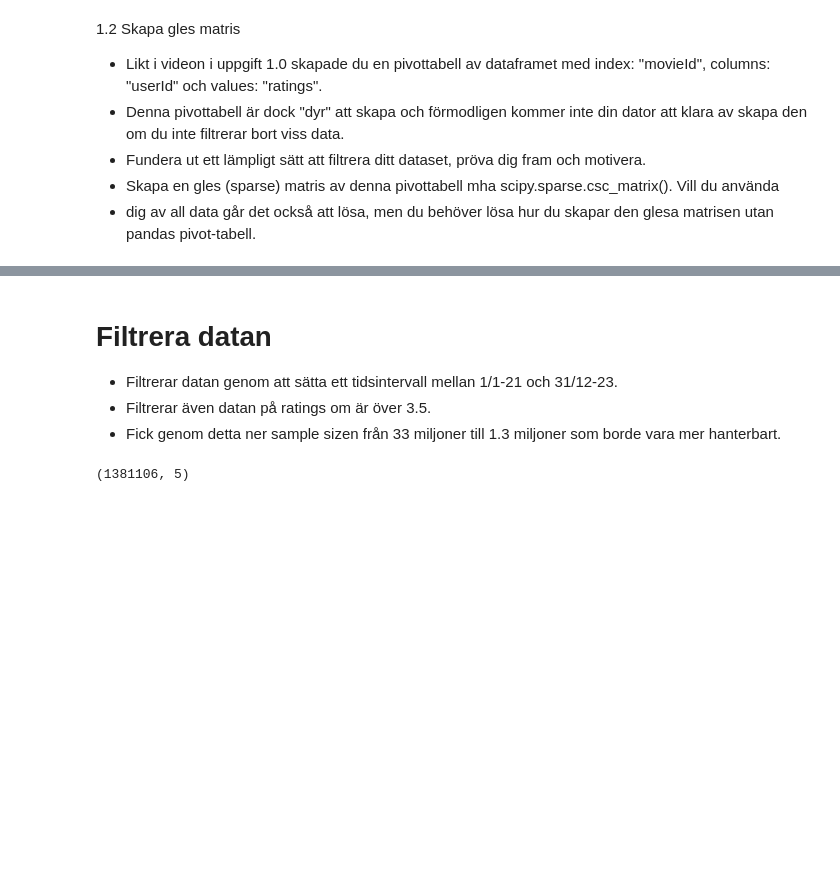
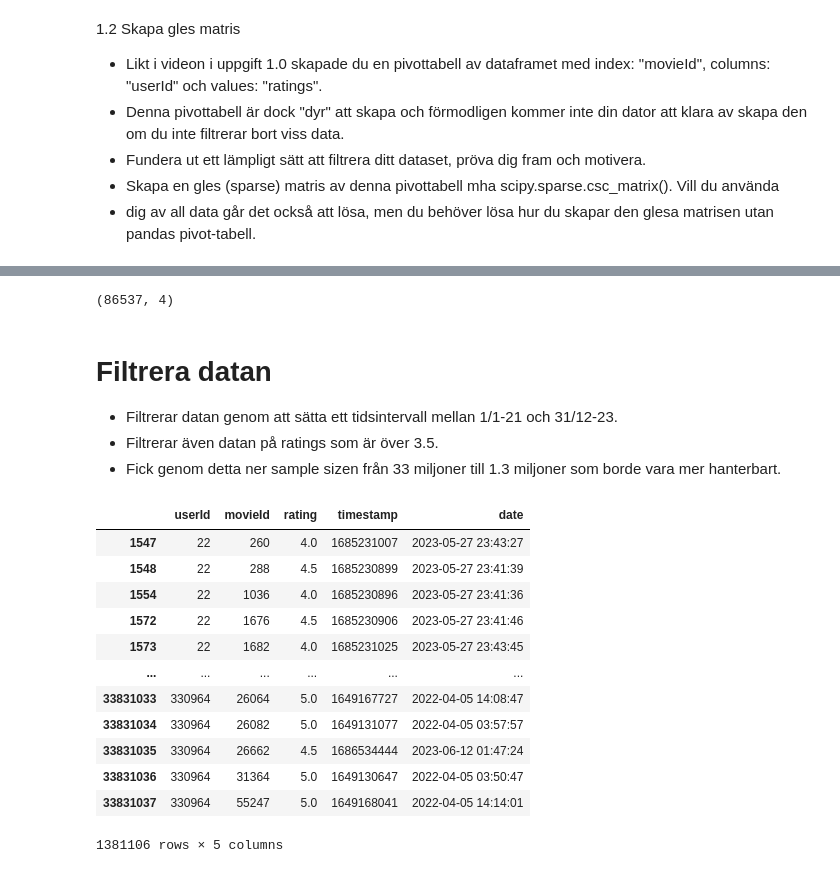
Before and after one commit to Utjiman/AI-Richard-Boden-OPA23, a Jupyter notebook: labs/Labb_1.ipynb, the cells around one changed output, grey strips where cells are left out. Drawn from its saved outputs; the diff is of its cells as text; code cells hidden in the pictures; blank space fills up the shorter version.

```diff
--- a/labs/Labb_1.ipynb
+++ b/labs/Labb_1.ipynb
@@ -330,19 +330,35 @@ df_rating.shape
+# %%
+df_movies.shape
+# %% [output]
+(86537, 4)
 # %% [markdown]
 # Filtrera datan
 
 - Filtrerar datan genom att sätta ett tidsintervall mellan 1/1-21 och 31/12-23.
-- Filtrerar även datan på ratings om är över 3.5.
+- Filtrerar även datan på ratings som är över 3.5.
 - Fick genom detta ner sample sizen från 33 miljoner till 1.3 miljoner som borde vara mer hanterbart.
 # %%
 df_rating['date'] = pd.to_datetime(df_rating['timestamp'], unit='s')
 
 start_date = pd.Timestamp(year=2021, month=1, day=1)
 end_date = pd.Timestamp(year=2023, month=12, day=31)
 
 df_time_filtered = df_rating[(df_rating['date'] >= start_date) & (df_rating['date'] <= end_date)]
 
-df_filtered = df_time_filtered[df_time_filtered['rating'] > 3.5]
+df_rating_filtered = df_time_filtered[df_time_filtered['rating'] > 3.5]
 
-df_filtered.shape
+df_rating_filtered
 # %% [output]
+|  | userId | movieId | rating | timestamp | date |
+| 1547 | 22 | 260 | 4.0 | 1685231007 | 2023-05-27 23:43:27 |
+| 1548 | 22 | 288 | 4.5 | 1685230899 | 2023-05-27 23:41:39 |
+| 1554 | 22 | 1036 | 4.0 | 1685230896 | 2023-05-27 23:41:36 |
+| 1572 | 22 | 1676 | 4.5 | 1685230906 | 2023-05-27 23:41:46 |
+| 1573 | 22 | 1682 | 4.0 | 1685231025 | 2023-05-27 23:43:45 |
+| ... | ... | ... | ... | ... | ... |
+| 33831033 | 330964 | 26064 | 5.0 | 1649167727 | 2022-04-05 14:08:47 |
+| 33831034 | 330964 | 26082 | 5.0 | 1649131077 | 2022-04-05 03:57:57 |
+| 33831035 | 330964 | 26662 | 4.5 | 1686534444 | 2023-06-12 01:47:24 |
+| 33831036 | 330964 | 31364 | 5.0 | 1649130647 | 2022-04-05 03:50:47 |
+| 33831037 | 330964 | 55247 | 5.0 | 1649168041 | 2022-04-05 14:14:01 |
-(1381106, 5)
+1381106 rows × 5 columns
```
Also changed, not shown: parts of 5 cells of this notebook.
